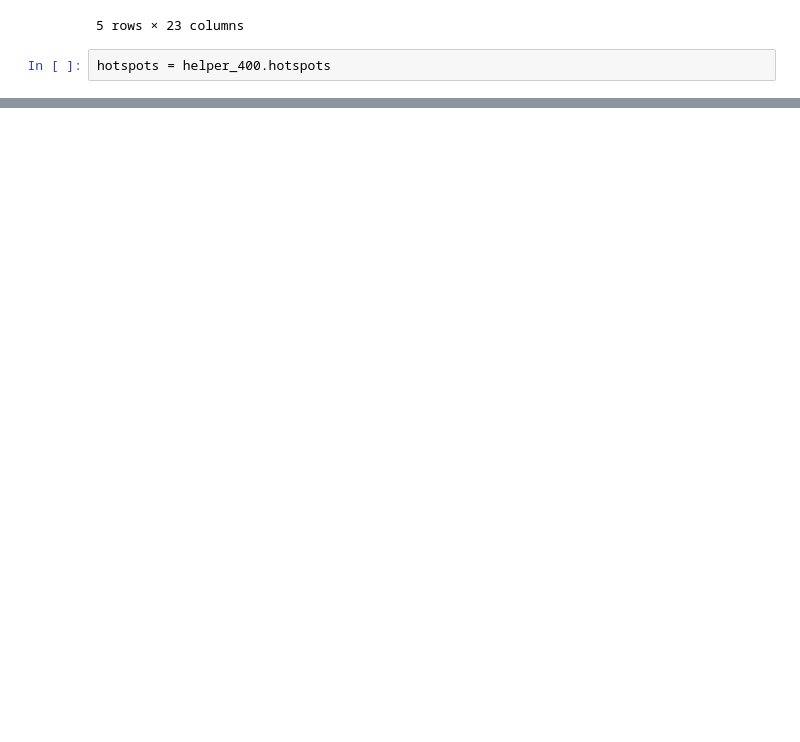
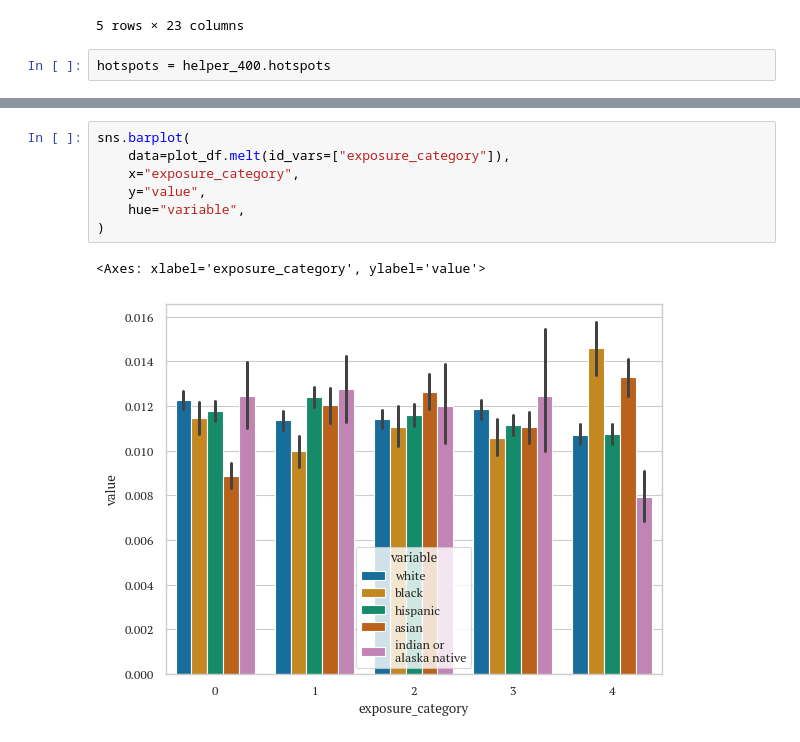
Before and after one commit to NSAPH-Projects/concurrence-climate-hazards, a Jupyter notebook: 401_demographics.ipynb, the cells around one changed output, grey strips where cells are left out. Saved outputs shown, nothing was run; the diff lists cells and outputs as text; blank space fills up the shorter version.

```diff
--- a/401_demographics.ipynb
+++ b/401_demographics.ipynb
@@ -73,0 +195,10 @@ demographic_cols = [
+# %%
+sns.barplot(
+    data=plot_df.melt(id_vars=["exposure_category"]),
+    x="exposure_category",
+    y="value",
+    hue="variable",
+)
+# %% [output]
+<Axes: xlabel='exposure_category', ylabel='value'>
+[figure, added]
```
Also changed, not shown: parts of 16 cells of this notebook.
